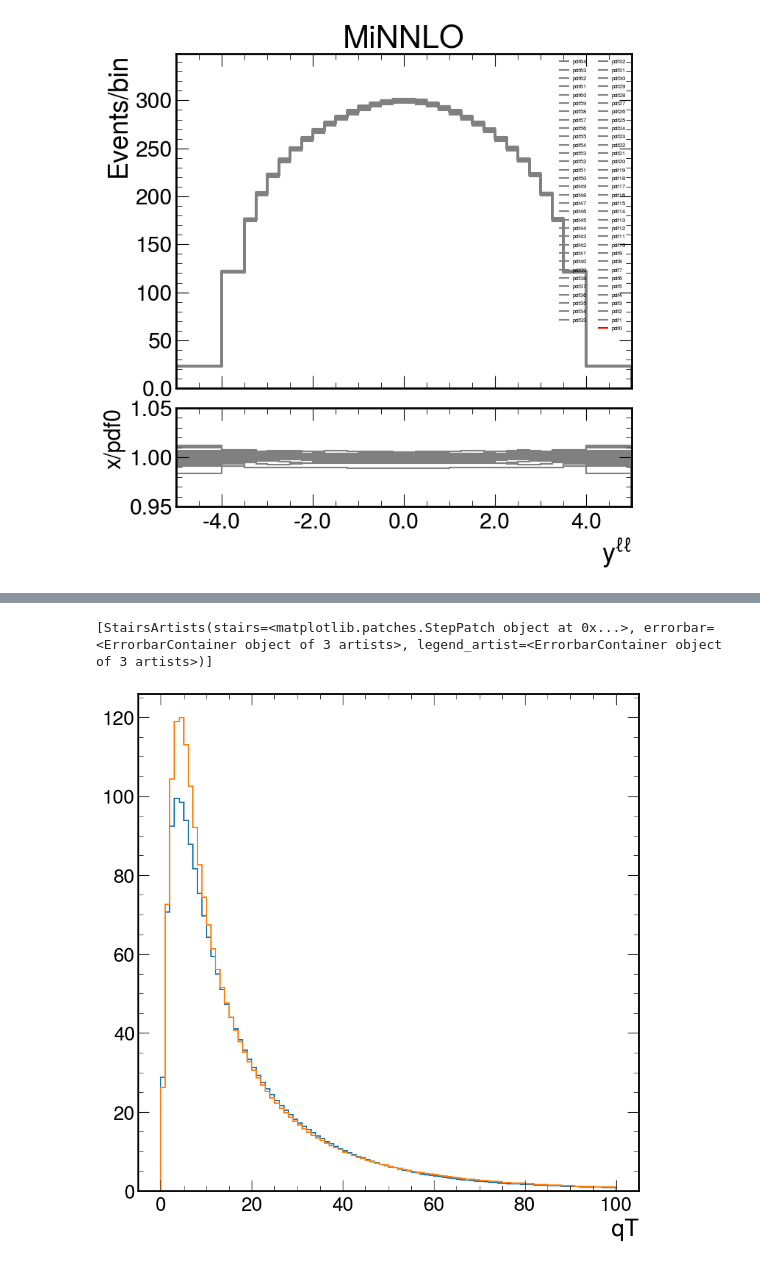
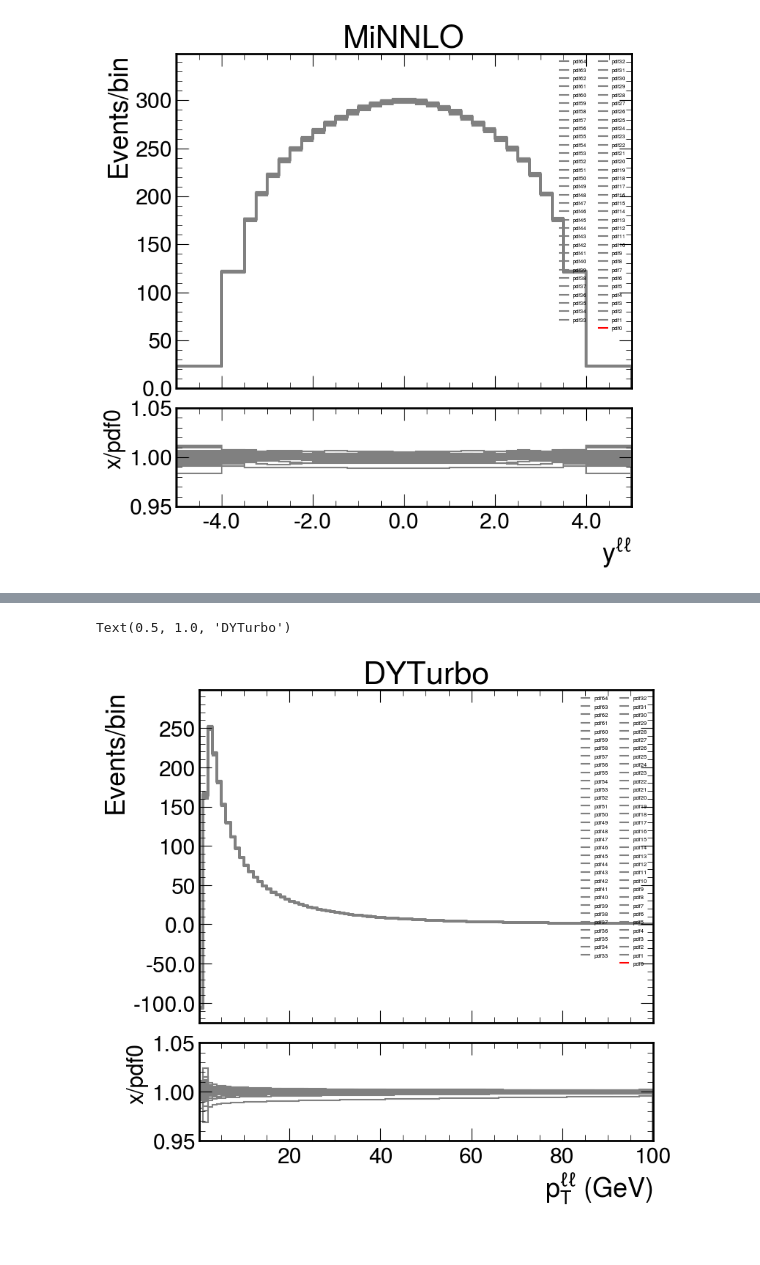
Before and after one commit to bendavid/WRemnants, a Jupyter notebook: notebooks/CompareCorrections.ipynb, the cells around one changed output, grey strips where cells are left out. Saved outputs shown, nothing was run; the diff lists cells and outputs as text; code cells hidden in the pictures.

Commit message:
Fix PDF uncertainty for SCETlib+DYTurbo

```diff
--- a/notebooks/CompareCorrections.ipynb
+++ b/notebooks/CompareCorrections.ipynb
@@ -218,5 +225,5 @@ def read_dyturbo_pdf_hists(base_name, pdf_members, axes):
 
     return pdf_hist
 # %%
-dyturboZ_pdf = input_tools.read_dyturbo_pdf_hists("/scratch/shared/TheoryPredictions/DYTurbo/Z/msht20nnlo/pdfvars/results_z-2d-nnlo-vj-member{i}-scetlibmatch.txt",
+dyturboZ_pdf = input_tools.read_dyturbo_pdf_hist("/scratch/shared/TheoryPredictions/DYTurbo/Z/msht20nnlo/pdfvars/results_z-2d-nnlo-vj-member{i}-scetlibmatch.txt",
                     pdf_members=65, axes=("Y", "qT"), charge=0)
@@ -368,8 +420,20 @@ Hist(
 # %%
-dyturbo_scetlib_pdf_rebin, minnlo_z_pdf_rebin = hh.rebinHistsToCommon([dyturbo_scetlib_pdf, minnlo_z_pdf], ["Y", "y"])
-dyturbo_scetlib_pdf_rebin[{"vars" : 0}].project("qT")[:100.j].plot(binwnorm=1.)
-minnlo_z_pdf_rebin[{"pdfVar" : 0}].project("ptVgen")[:100.j].plot(binwnorm=1.)
+fig = plot_tools.makePlotWithRatioToRef(
+            [
+                dyturboZ_pdf[{"vars" : x}].project("qT") for x in dyturboZ_pdf.axes["vars"]
+            ],
+            labels=list(dyturbo_scetlib_pdf.axes["vars"]),
+            colors=["red"]+(["grey"]*len(dyturbo_scetlib_pdf.axes["vars"]))[:-1],
+            #linestyles=["solid", "solid", "solid", "dashed", "dashdot", "solid", "solid"],
+            xlabel=r"$p_{T}^{\ell\ell}$ (GeV)",
+            ylabel="Events/bin",
+            rlabel="x/pdf0",
+            legtext_size=8,
+            rrange=[0.95, 1.05],
+            yscale=1.1,
+            xlim=None, binwnorm=1.0, baseline=True)
+fig.get_axes()[0].set_title("DYTurbo")
 # %% [output]
-[StairsArtists(stairs=<matplotlib.patches.StepPatch object at 0x...>, errorbar=<ErrorbarContainer object of 3 artists>, legend_artist=<ErrorbarContainer object of 3 artists>)]
+Text(0.5, 1.0, 'DYTurbo')
-[figure, old version]
+[figure, new version]
 # %%
```
Also changed, not shown: parts of 31 cells of this notebook, 7 other files.
